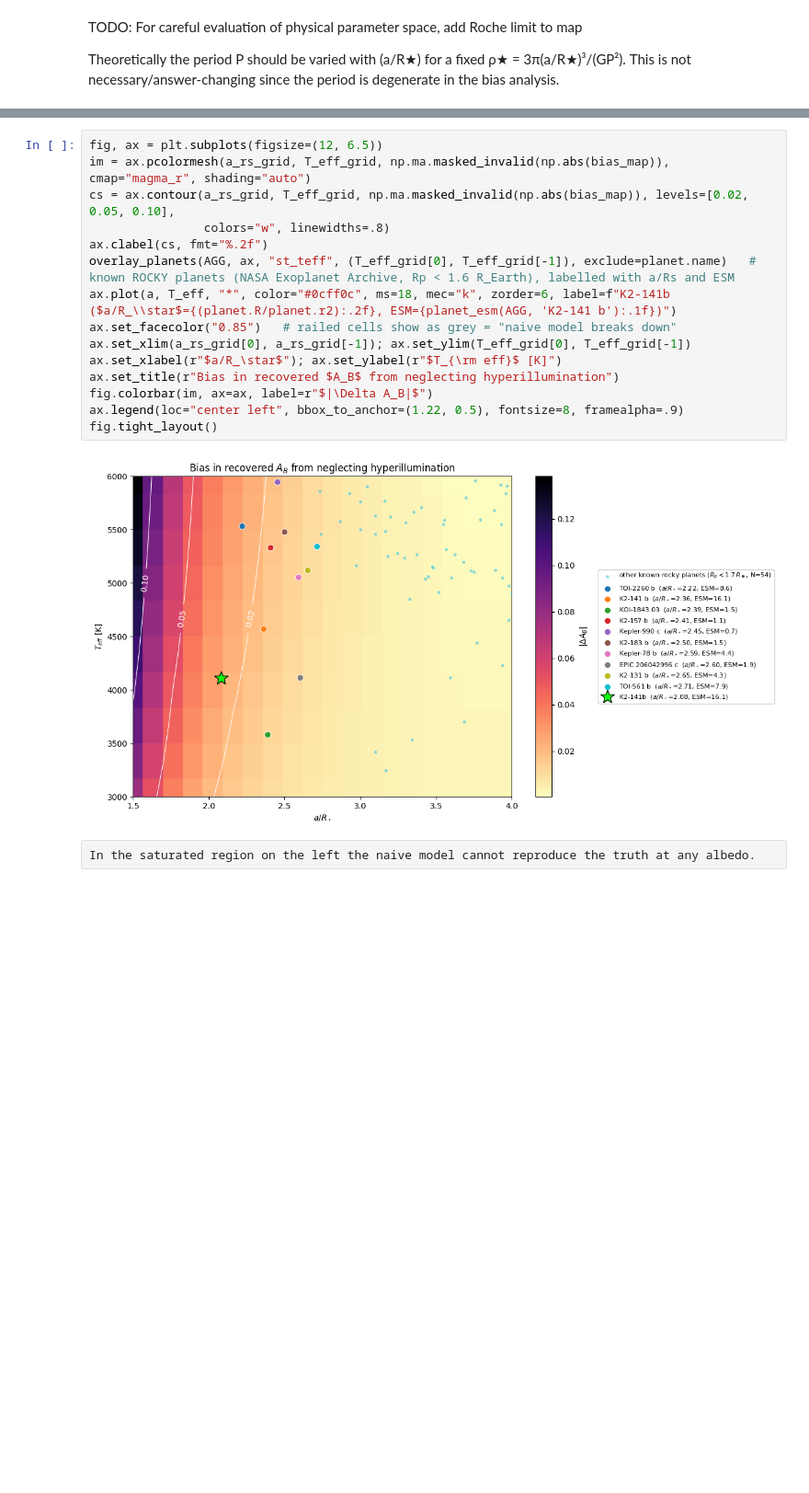
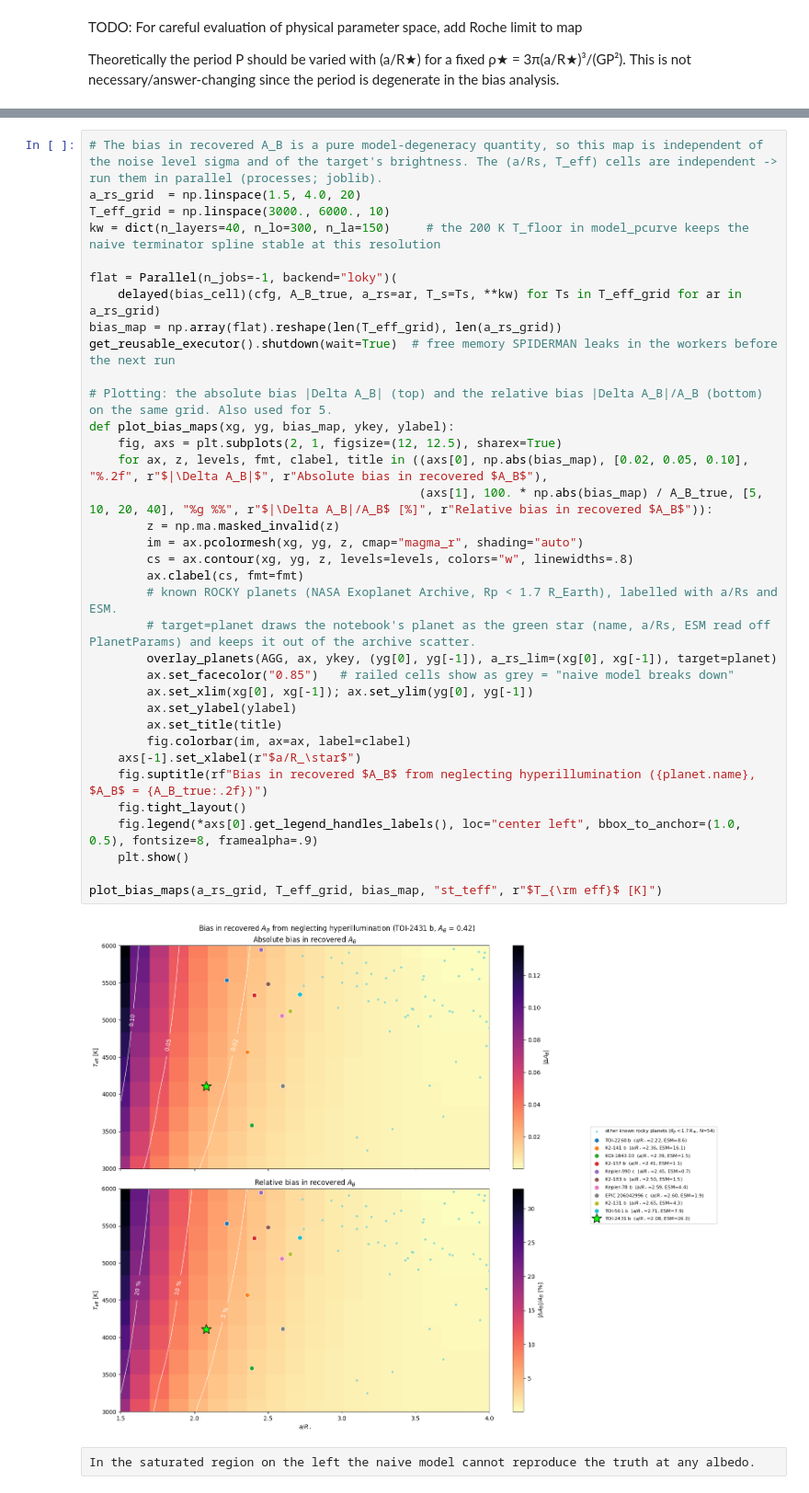
Before and after one commit to JonasSpiller/HyperPhase, a Jupyter notebook: HI PhaseCurve Fitting/AB_Bias.ipynb, the cells around one changed output, grey strips where cells are left out. Shown at 92% size. Drawn from its saved outputs; the diff is of its cells as text; blank space fills up the shorter version.

```diff
--- a/HI PhaseCurve Fitting/AB_Bias.ipynb
+++ b/HI PhaseCurve Fitting/AB_Bias.ipynb
@@ -270,20 +277,40 @@ get_reusable_executor().shutdown(wait=True)  # free memory SPIDERMAN leaks in th
 # %%
-fig, ax = plt.subplots(figsize=(12, 6.5))
-im = ax.pcolormesh(a_rs_grid, T_eff_grid, np.ma.masked_invalid(np.abs(bias_map)), cmap="magma_r", shading="auto")
-cs = ax.contour(a_rs_grid, T_eff_grid, np.ma.masked_invalid(np.abs(bias_map)), levels=[0.02, 0.05, 0.10],
-                colors="w", linewidths=.8)
-ax.clabel(cs, fmt="%.2f")
-overlay_planets(AGG, ax, "st_teff", (T_eff_grid[0], T_eff_grid[-1]), exclude=planet.name)   # known ROCKY planets (NASA Exoplanet Archive, Rp < 1.6 R_Earth), labelled with a/Rs and ESM
-ax.plot(a, T_eff, "*", color="#0cff0c", ms=18, mec="k", zorder=6, label=f"K2-141b  ($a/R_\\star$={(planet.R/planet.r2):.2f}, ESM={planet_esm(AGG, 'K2-141 b'):.1f})")
-ax.set_facecolor("0.85")   # railed cells show as grey = "naive model breaks down"
-ax.set_xlim(a_rs_grid[0], a_rs_grid[-1]); ax.set_ylim(T_eff_grid[0], T_eff_grid[-1])
-ax.set_xlabel(r"$a/R_\star$"); ax.set_ylabel(r"$T_{\rm eff}$ [K]")
-ax.set_title(r"Bias in recovered $A_B$ from neglecting hyperillumination")
-fig.colorbar(im, ax=ax, label=r"$|\Delta A_B|$")
-ax.legend(loc="center left", bbox_to_anchor=(1.22, 0.5), fontsize=8, framealpha=.9)
-fig.tight_layout()
+# The bias in recovered A_B is a pure model-degeneracy quantity, so this map is independent of the noise level sigma and of the target's brightness. The (a/Rs, T_eff) cells are independent -> run them in parallel (processes; joblib).
+a_rs_grid  = np.linspace(1.5, 4.0, 20)
+T_eff_grid = np.linspace(3000., 6000., 10)
+kw = dict(n_layers=40, n_lo=300, n_la=150)     # the 200 K T_floor in model_pcurve keeps the naive terminator spline stable at this resolution
+
+flat = Parallel(n_jobs=-1, backend="loky")(
+    delayed(bias_cell)(cfg, A_B_true, a_rs=ar, T_s=Ts, **kw) for Ts in T_eff_grid for ar in a_rs_grid)
+bias_map = np.array(flat).reshape(len(T_eff_grid), len(a_rs_grid))
+get_reusable_executor().shutdown(wait=True)  # free memory SPIDERMAN leaks in the workers before the next run
+
+# Plotting: the absolute bias |Delta A_B| (top) and the relative bias |Delta A_B|/A_B (bottom) on the same grid. Also used for 5.
+def plot_bias_maps(xg, yg, bias_map, ykey, ylabel):
+    fig, axs = plt.subplots(2, 1, figsize=(12, 12.5), sharex=True)
+    for ax, z, levels, fmt, clabel, title in ((axs[0], np.abs(bias_map), [0.02, 0.05, 0.10], "%.2f", r"$|\Delta A_B|$", r"Absolute bias in recovered $A_B$"),
+                                              (axs[1], 100. * np.abs(bias_map) / A_B_true, [5, 10, 20, 40], "%g %%", r"$|\Delta A_B|/A_B$ [%]", r"Relative bias in recovered $A_B$")):
+        z = np.ma.masked_invalid(z)
+        im = ax.pcolormesh(xg, yg, z, cmap="magma_r", shading="auto")
+        cs = ax.contour(xg, yg, z, levels=levels, colors="w", linewidths=.8)
+        ax.clabel(cs, fmt=fmt)
+        # known ROCKY planets (NASA Exoplanet Archive, Rp < 1.7 R_Earth), labelled with a/Rs and ESM.
+        # target=planet draws the notebook's planet as the green star (name, a/Rs, ESM read off PlanetParams) and keeps it out of the archive scatter.
+        overlay_planets(AGG, ax, ykey, (yg[0], yg[-1]), a_rs_lim=(xg[0], xg[-1]), target=planet)
+        ax.set_facecolor("0.85")   # railed cells show as grey = "naive model breaks down"
+        ax.set_xlim(xg[0], xg[-1]); ax.set_ylim(yg[0], yg[-1])
+        ax.set_ylabel(ylabel)
+        ax.set_title(title)
+        fig.colorbar(im, ax=ax, label=clabel)
+    axs[-1].set_xlabel(r"$a/R_\star$")
+    fig.suptitle(rf"Bias in recovered $A_B$ from neglecting hyperillumination ({planet.name}, $A_B$ = {A_B_true:.2f})")
+    fig.tight_layout()
+    fig.legend(*axs[0].get_legend_handles_labels(), loc="center left", bbox_to_anchor=(1.0, 0.5), fontsize=8, framealpha=.9)
+    plt.show()
+
+plot_bias_maps(a_rs_grid, T_eff_grid, bias_map, "st_teff", r"$T_{\rm eff}$ [K]")
 # %% [output]
-[figure, old version]
+[figure, new version]
 # %% [raw]
 In the saturated region on the left the naive model cannot reproduce the truth at any albedo.
 # %% [markdown]
```
Also changed, not shown: parts of 12 cells of this notebook, 6 other files.
